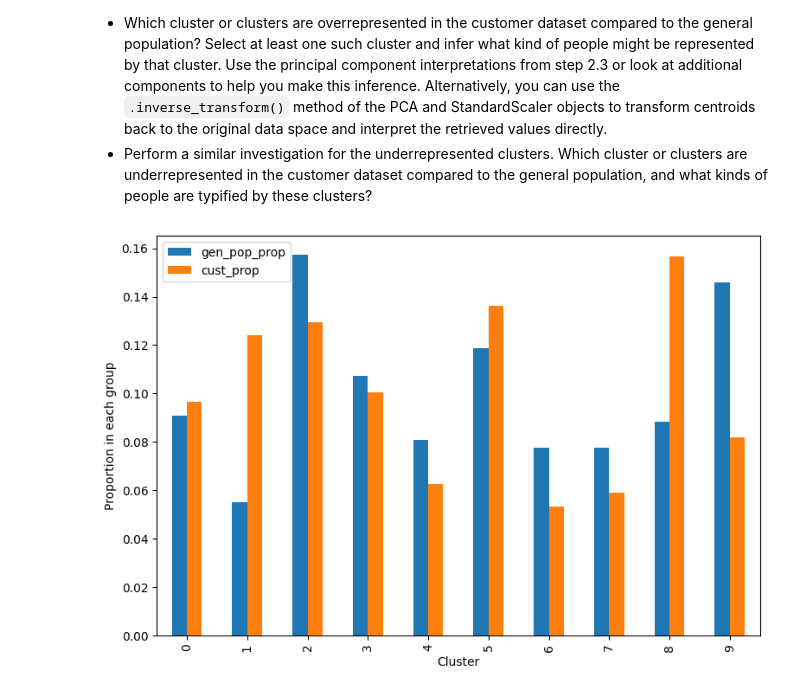
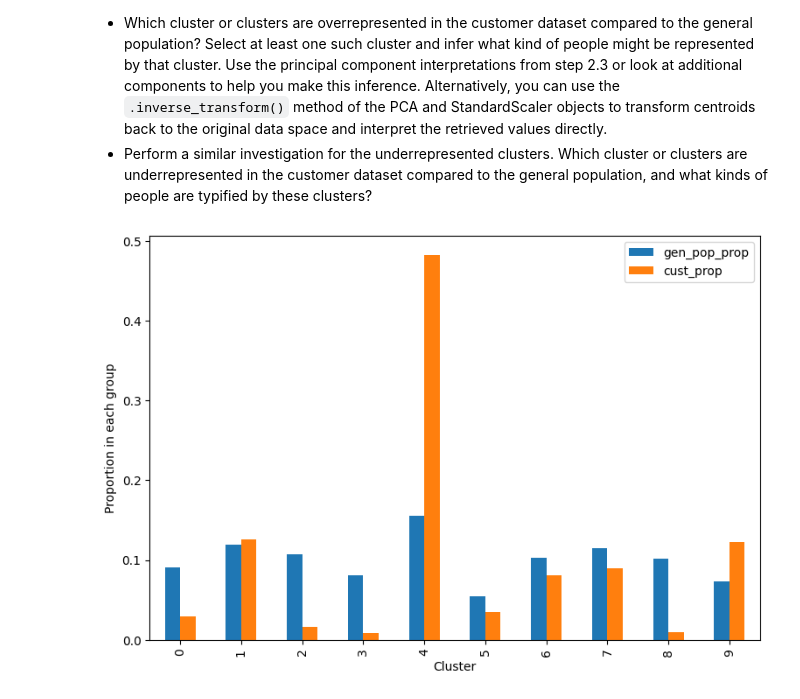
Before and after one commit to davidblackwelder/identify-customer-segments, a Jupyter notebook: Identify_Customer_Segments.ipynb, the cells around one changed output. Drawn from its saved outputs; the diff is of its cells as text; code cells hidden in the pictures.

Commit message:
Correct fitting customer data and updated analysis

```diff
--- a/Identify_Customer_Segments.ipynb
+++ b/Identify_Customer_Segments.ipynb
@@ -1514,9 +1513,10 @@ customers = pd.read_csv('Udacity_CUSTOMERS_Subset.csv', sep=';')
 customers_clean = clean_data(customers)
 # %%
 # Apply feature scaling to the customer demographics data.
-imp = SimpleImputer(missing_values=np.nan, strategy='median')
-customers_imp = pd.DataFrame(imp.fit_transform(customers_clean), columns=customers_clean.columns)
+customers_imp = pd.DataFrame(imp.transform(customers_clean), columns=customers_clean.columns)
 
-scaler = StandardScaler()
+customers_scaler = pd.DataFrame(scaler.transform(customers_imp), columns = customers_imp.columns)
 
-customers_scaler = pd.DataFrame(scaler.fit_transform(customers_imp), columns = customers_imp.columns)
+cust_pca = pca.transform(customers_scaler)
+
+cust_clusters = model_10.predict(cust_pca)
@@ -1595,19 +1536,19 @@ Take a look at the following points in this step:
 # %%
 # Compare the proportion of data in each cluster for the customer data to the
 # proportion of data in each cluster for the general population.
 gen_pop_prop = []
 cust_prop = []
 x = [i for i in range(10)]
 for i in range(10):
     gen_pop_prop.append((azdiaz_gen_pop_clusters == i).sum()/len(azdiaz_gen_pop_clusters))
-    cust_prop.append((cust_pop_clusters == i).sum()/len(cust_pop_clusters))
+    cust_prop.append((cust_clusters == i).sum()/len(cust_clusters))
 
 
 cluster_df = pd.DataFrame({'Cluster': x, 'gen_pop_prop': gen_pop_prop, 'cust_prop': cust_prop})
 
 #ax = sns.countplot(x='index', y = df_general['prop_1', 'prop_2'], data=df_general )
 cluster_df.plot(x= 'Cluster', y = ['gen_pop_prop', 'cust_prop'], kind='bar', figsize=(9,6))
 plt.ylabel('Proportion in each group')
 plt.show()
 # %% [output]
-[figure, old version]
+[figure, new version]
```
Also changed, not shown: parts of 21 cells of this notebook, 1 other file.
